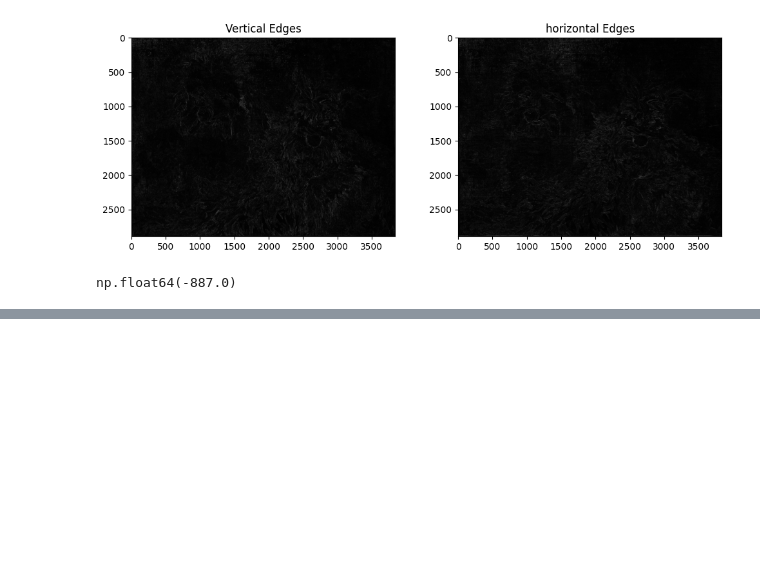
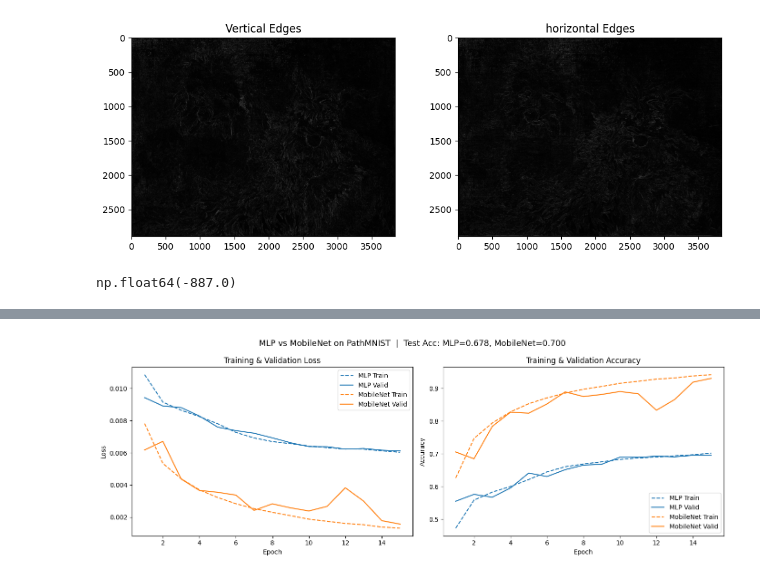
Before and after one commit to trvslhlt/ift_6135_representation_learning, a Jupyter notebook: assignments/assignment_1/wip.ipynb, the cells around one changed output, grey strips where cells are left out. Saved outputs shown, nothing was run; the diff lists cells and outputs as text; code cells hidden in the pictures; blank space fills up the shorter version.

```diff
--- a/assignments/assignment_1/wip.ipynb
+++ b/assignments/assignment_1/wip.ipynb
@@ -125,0 +129,3 @@ np.float64(-887.0)
+# %%
+mlp_df = pd.read_json('data/mlp_results.json')
+mn_df = pd.read_json('data/mobile_net_results.json')
@@ -125,0 +151,36 @@ np.float64(-887.0)
+# %%
+fig, axes = plt.subplots(1, 2, figsize=(14, 5))
+
+epochs = range(1, len(mlp_df) + 1)
+
+# Loss plot
+ax = axes[0]
+ax.plot(epochs, mlp_df['train_losses'], label='MLP Train', linestyle='--', color='tab:blue')
+ax.plot(epochs, mlp_df['valid_losses'], label='MLP Valid', color='tab:blue')
+ax.plot(epochs, mn_df['train_losses'], label='MobileNet Train', linestyle='--', color='tab:orange')
+ax.plot(epochs, mn_df['valid_losses'], label='MobileNet Valid', color='tab:orange')
+ax.set_xlabel('Epoch')
+ax.set_ylabel('Loss')
+ax.set_title('Training & Validation Loss')
+ax.legend()
+
+# Accuracy plot
+ax = axes[1]
+ax.plot(epochs, mlp_df['train_accs'], label='MLP Train', linestyle='--', color='tab:blue')
+ax.plot(epochs, mlp_df['valid_accs'], label='MLP Valid', color='tab:blue')
+ax.plot(epochs, mn_df['train_accs'], label='MobileNet Train', linestyle='--', color='tab:orange')
+ax.plot(epochs, mn_df['valid_accs'], label='MobileNet Valid', color='tab:orange')
+ax.set_xlabel('Epoch')
+ax.set_ylabel('Accuracy')
+ax.set_title('Training & Validation Accuracy')
+ax.legend()
+
+# Annotate test accuracy
+mlp_test_acc = mlp_df['test_acc'].iloc[0]
+mn_test_acc = mn_df['test_acc'].iloc[0]
+fig.suptitle(f'MLP vs MobileNet on PathMNIST  |  Test Acc: MLP={mlp_test_acc:.3f}, MobileNet={mn_test_acc:.3f}', fontsize=13)
+
+plt.tight_layout()
+plt.show()
+# %% [output]
+[figure, added]
```
Also changed, not shown: parts of 4 cells of this notebook, 1 other file.
